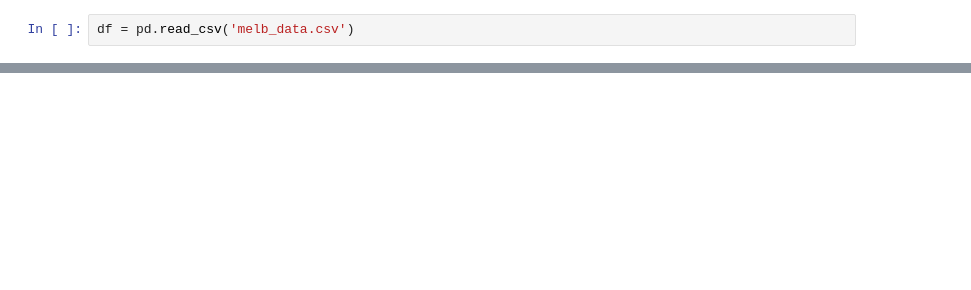
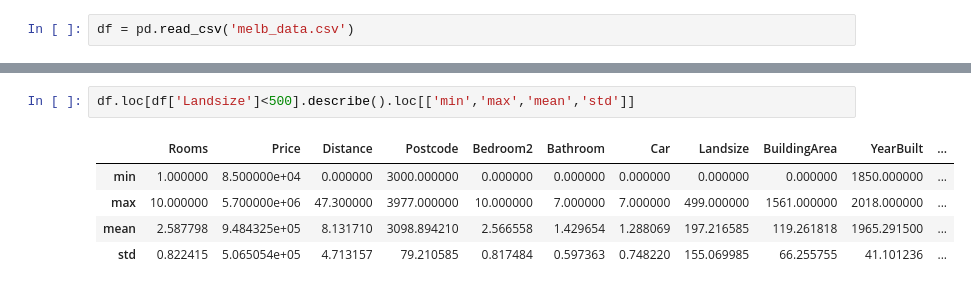
Before and after one commit to wutpppppppppppppppppp/code, a Jupyter notebook: exam1/revise2.ipynb, the cells around one changed output, grey strips where cells are left out. Drawn from its saved outputs; the diff is of its cells as text; blank space fills up the shorter version.

```diff
--- a/exam1/revise2.ipynb
+++ b/exam1/revise2.ipynb
@@ -17,0 +44,8 @@ df = pd.read_csv('melb_data.csv')
+# %%
+df.loc[df['Landsize']<500].describe().loc[['min','max','mean','std']]
+# %% [output]
+|  | Rooms | Price | Distance | Postcode | Bedroom2 | Bathroom | Car | Landsize | BuildingArea | YearBuilt | ... |
+| min | 1.000000 | 8.500000e+04 | 0.000000 | 3000.000000 | 0.000000 | 0.000000 | 0.000000 | 0.000000 | 0.000000 | 1850.000000 | ... |
+| max | 10.000000 | 5.700000e+06 | 47.300000 | 3977.000000 | 10.000000 | 7.000000 | 7.000000 | 499.000000 | 1561.000000 | 2018.000000 | ... |
+| mean | 2.587798 | 9.484325e+05 | 8.131710 | 3098.894210 | 2.566558 | 1.429654 | 1.288069 | 197.216585 | 119.261818 | 1965.291500 | ... |
+| std | 0.822415 | 5.065054e+05 | 4.713157 | 79.210585 | 0.817484 | 0.597363 | 0.748220 | 155.069985 | 66.255755 | 41.101236 | ... |
```
Also changed, not shown: parts of 13 cells of this notebook.
